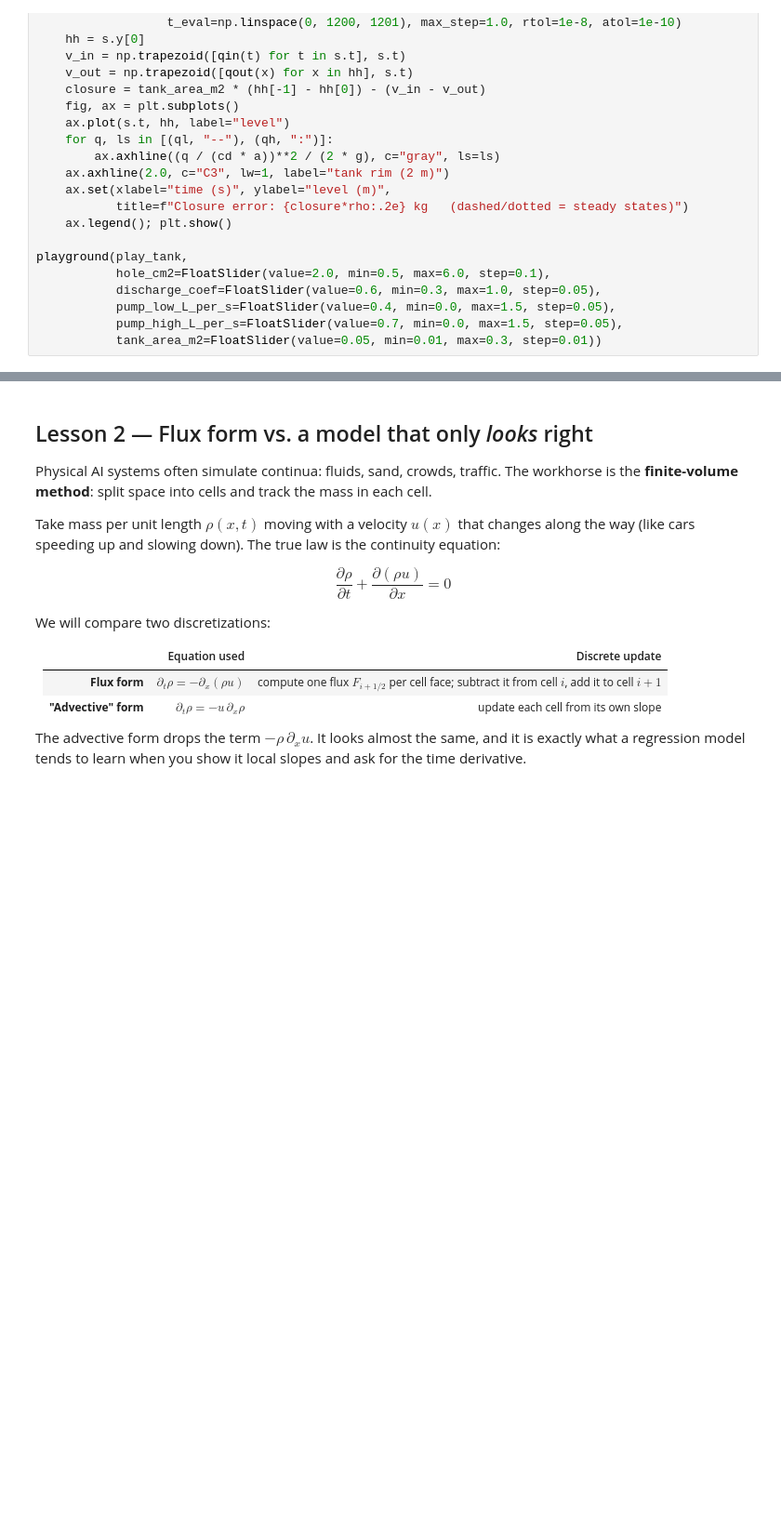
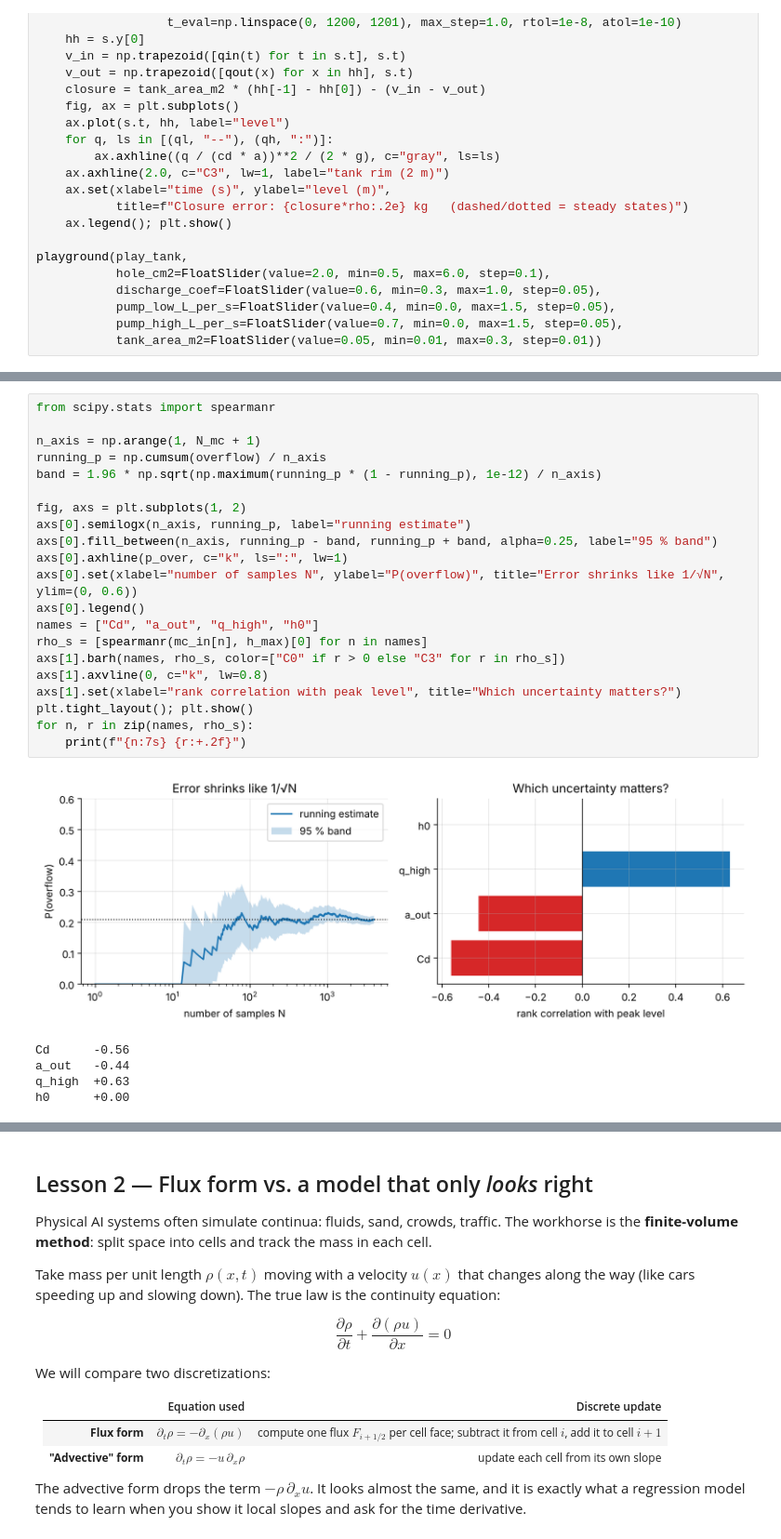
Before and after one commit to dansum/web-apps, a Jupyter notebook: notebooks/mass-balance-physical-ai/mass_balance_physical_ai.ipynb, the cells around one changed output, grey strips where cells are left out. Shown at 93% size. Saved outputs shown, nothing was run; the diff lists cells and outputs as text; blank space fills up the shorter version.

```diff
--- a/notebooks/mass-balance-physical-ai/mass_balance_physical_ai.ipynb
+++ b/notebooks/mass-balance-physical-ai/mass_balance_physical_ai.ipynb
@@ -194,0 +315,27 @@ playground(play_tank,
+# %%
+from scipy.stats import spearmanr
+
+n_axis = np.arange(1, N_mc + 1)
+running_p = np.cumsum(overflow) / n_axis
+band = 1.96 * np.sqrt(np.maximum(running_p * (1 - running_p), 1e-12) / n_axis)
+
+fig, axs = plt.subplots(1, 2)
+axs[0].semilogx(n_axis, running_p, label="running estimate")
+axs[0].fill_between(n_axis, running_p - band, running_p + band, alpha=0.25, label="95 % band")
+axs[0].axhline(p_over, c="k", ls=":", lw=1)
+axs[0].set(xlabel="number of samples N", ylabel="P(overflow)", title="Error shrinks like 1/√N", ylim=(0, 0.6))
+axs[0].legend()
+names = ["Cd", "a_out", "q_high", "h0"]
+rho_s = [spearmanr(mc_in[n], h_max)[0] for n in names]
+axs[1].barh(names, rho_s, color=["C0" if r > 0 else "C3" for r in rho_s])
+axs[1].axvline(0, c="k", lw=0.8)
+axs[1].set(xlabel="rank correlation with peak level", title="Which uncertainty matters?")
+plt.tight_layout(); plt.show()
+for n, r in zip(names, rho_s):
+    print(f"{n:7s} {r:+.2f}")
+# %% [output]
+[figure, added]
+Cd      -0.56
+a_out   -0.44
+q_high  +0.63
+h0      +0.00
```
Also changed, not shown: parts of 25 cells of this notebook, 1 other file.
